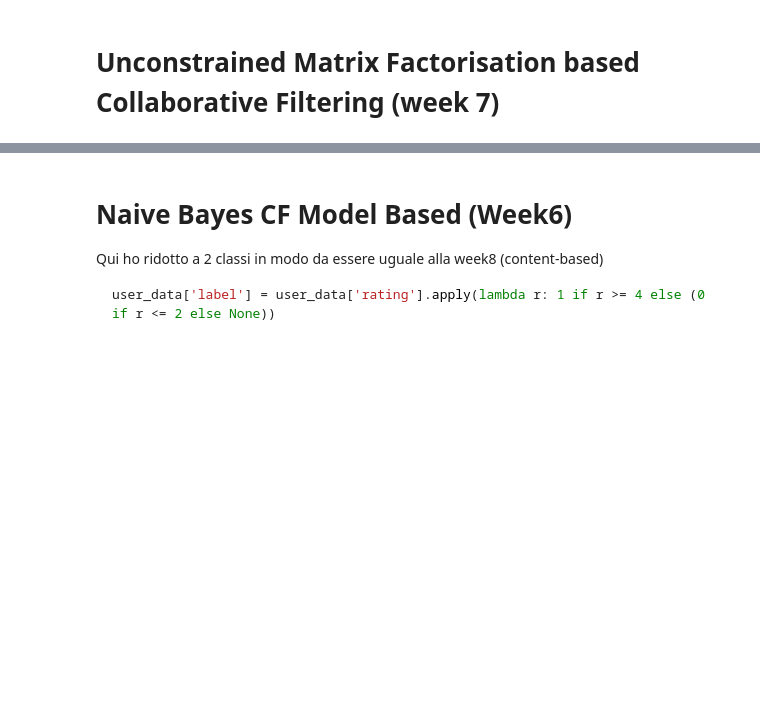
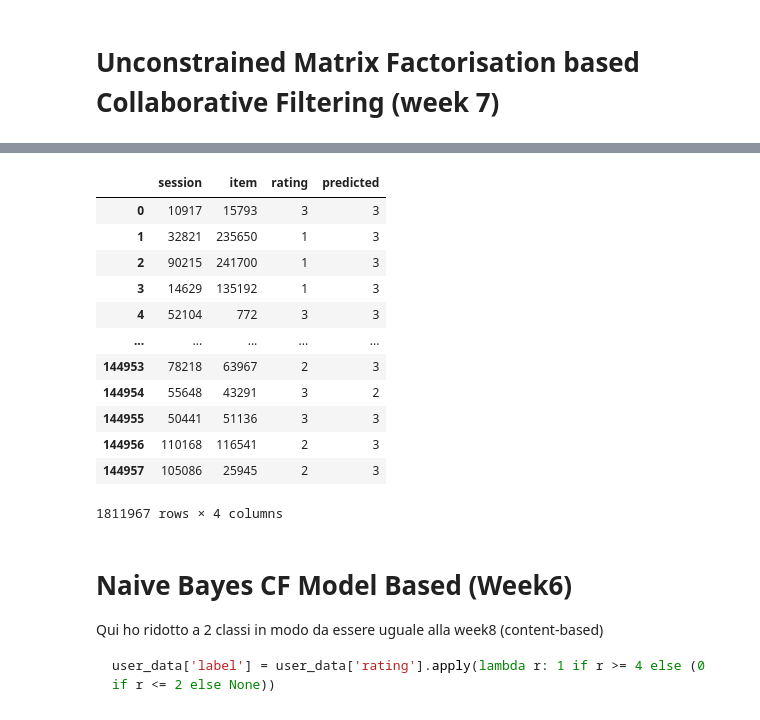
Before and after one commit to EliaTosin/DataAnaCla25, a Jupyter notebook: flipped_9/evaluation_rec_sys.ipynb, the cells around one changed output, grey strips where cells are left out. Drawn from its saved outputs; the diff is of its cells as text; code cells hidden in the pictures; blank space fills up the shorter version.

```diff
--- a/flipped_9/evaluation_rec_sys.ipynb
+++ b/flipped_9/evaluation_rec_sys.ipynb
@@ -189,8 +189,16 @@ def sgd_matrix_factorization(df, k=10, alpha=0.01, lambda_reg=0.1, num_epochs=20
 
     print(f"Final Test RMSE: {test_loss:.4f}")
 
-    return U, V, b_u, b_i, b, losses, val_losses, test_data
+    return U, V, b_u, b_i, b, losses, val_losses, train_data, test_data, val_data
+# %%
+W_click = 1
+W_cart = 2
+W_order = 3
+
+all_possible_rates = [W_click, W_cart, W_order]
 # %%
-U, V, b_u, b_i, b, _, _, test_data = sgd_matrix_factorization(df_concat, k=20, alpha=0.001, num_epochs=1, w_click=1, w_order=2, w_cart=3)
+
+
+U, V, b_u, b_i, b, _, _, train_data_mf, test_data_mf, val_data_mf = sgd_matrix_factorization(df_concat, k=5, alpha=0.001, num_epochs=1, w_click=W_click, w_cart=W_cart, w_order=W_order)
 # %% [output]
 Datasets created! Starting training...
@@ -198,0 +205,45 @@ Final Test RMSE: 4.3113
+# %%
+df_train_data_mf = pd.DataFrame(train_data_mf, columns=['session', 'item', 'rating'])
+df_test_data_mf = pd.DataFrame(test_data_mf, columns=['session', 'item', 'rating'])
+df_val_data_mf = pd.DataFrame(val_data_mf, columns=['session', 'item', 'rating'])
+# %%
+all_data = pd.concat([df_test_data_mf], axis=0)
+
+# Estrai gli indici in array NumPy
+sessions = all_data['session'].values
+items = all_data['item'].values
+
+# Calcola le predizioni in maniera vettoriale:
+# La formula è: pred = b + b_u[u] + b_i[i] + np.dot(U[u, :], V[i, :])
+predicted_ratings = b + b_u[sessions] + b_i[items] + np.einsum('ij,ij->i', U[sessions], V[items])
+
+# Crea il DataFrame delle predizioni copiando all_data e aggiungendo la colonna calcolata
+df_predictions_mf = all_data.copy()
+df_predictions_mf['predicted'] = predicted_ratings
+
+# rename the columns rating to rating_ordinal
+#df_predictions_mf.rename(columns={'rating': 'rating_ordinal'}, inplace=True)
+
+min_possible_rating = min(all_possible_rates)
+max_possible_rating = max(all_possible_rates)
+
+# Convert the predicted ratings to integers
+df_predictions_mf['predicted'] = df_predictions_mf['predicted'].round().astype(int)
+
+# Normalize the predicted ratings to the range [min_possible_rating, max_possible_rating]
+df_predictions_mf['predicted'] = df_predictions_mf['predicted'].apply(lambda x: min(max(x, min_possible_rating), max_possible_rating))
+df_predictions_mf
+# %% [output]
+|  | session | item | rating | predicted |
+| 0 | 10917 | 15793 | 3 | 3 |
+| 1 | 32821 | 235650 | 1 | 3 |
+| 2 | 90215 | 241700 | 1 | 3 |
+| 3 | 14629 | 135192 | 1 | 3 |
+| 4 | 52104 | 772 | 3 | 3 |
+| ... | ... | ... | ... | ... |
+| 144953 | 78218 | 63967 | 2 | 3 |
+| 144954 | 55648 | 43291 | 3 | 2 |
+| 144955 | 50441 | 51136 | 3 | 3 |
+| 144956 | 110168 | 116541 | 2 | 3 |
+| 144957 | 105086 | 25945 | 2 | 3 |
+1811967 rows × 4 columns
```
Also changed, not shown: parts of 21 cells of this notebook, 1 other file.
